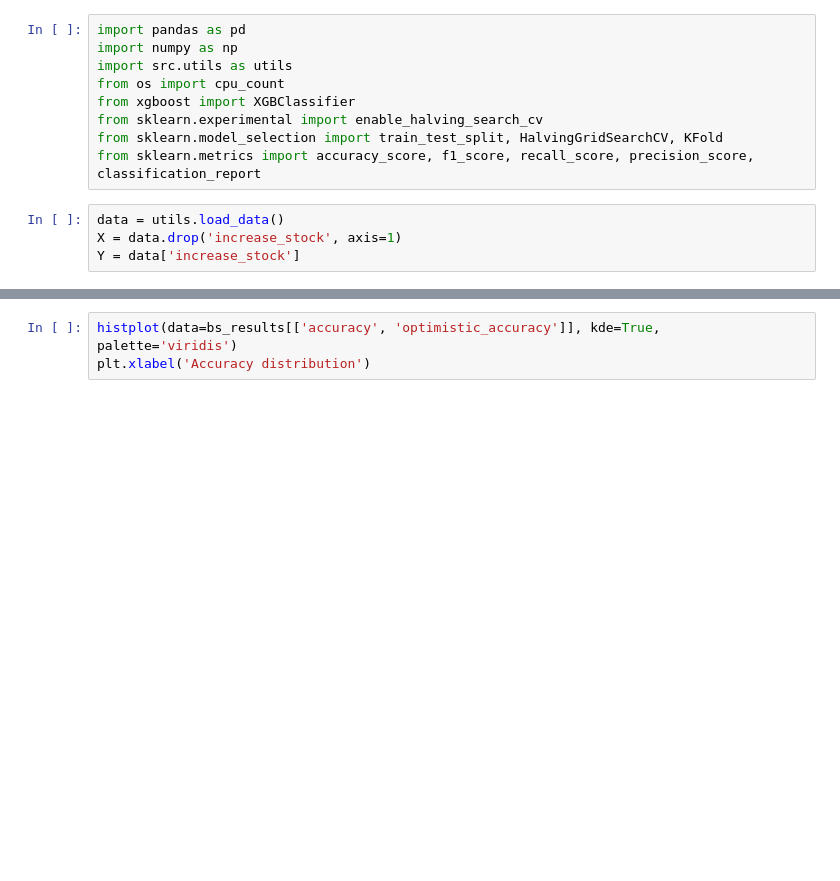
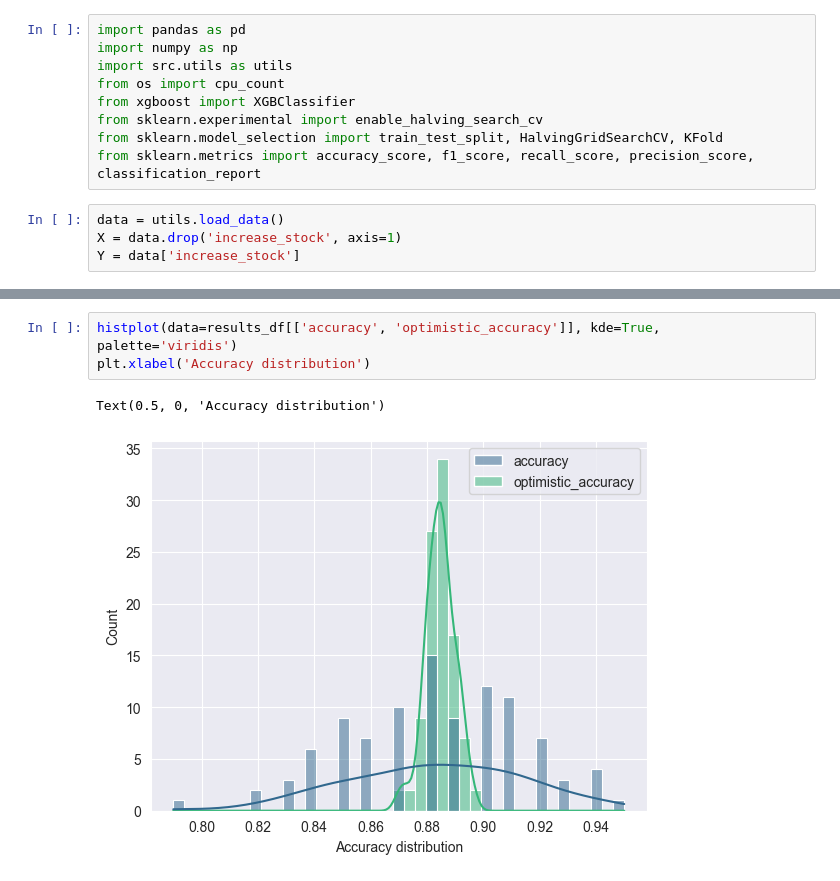
Before and after one commit to vaughankraska/BIKES_SML, a Jupyter notebook: notebooks/insatiable.ipynb, the cells around one changed output, grey strips where cells are left out. Cells and saved outputs as stored; diff of their text form; blank space fills up the shorter version.

Commit message:
run finished. results in instatiable.pkl

```diff
--- a/notebooks/insatiable.ipynb
+++ b/notebooks/insatiable.ipynb
@@ -70,3 +99,6 @@ plt.xlabel('Accuracy distribution')
 # %%
-histplot(data=bs_results[['accuracy', 'optimistic_accuracy']], kde=True, palette='viridis')
+histplot(data=results_df[['accuracy', 'optimistic_accuracy']], kde=True, palette='viridis')
 plt.xlabel('Accuracy distribution')
+# %% [output]
+Text(0.5, 0, 'Accuracy distribution')
+[figure, added]
```
Also changed, not shown: parts of 5 cells of this notebook.
